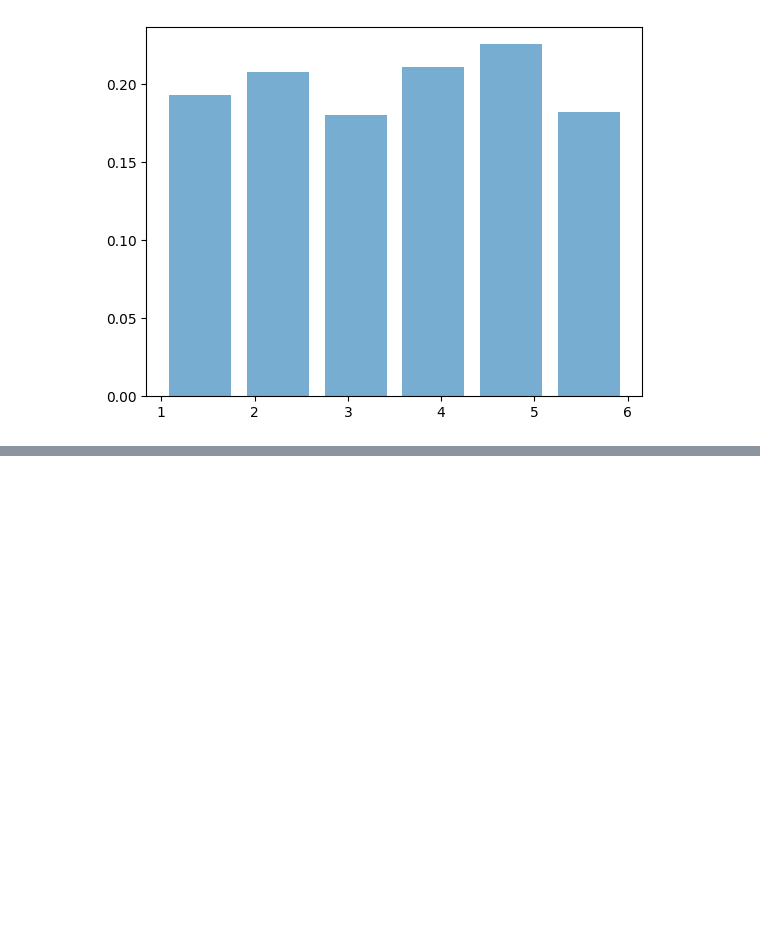
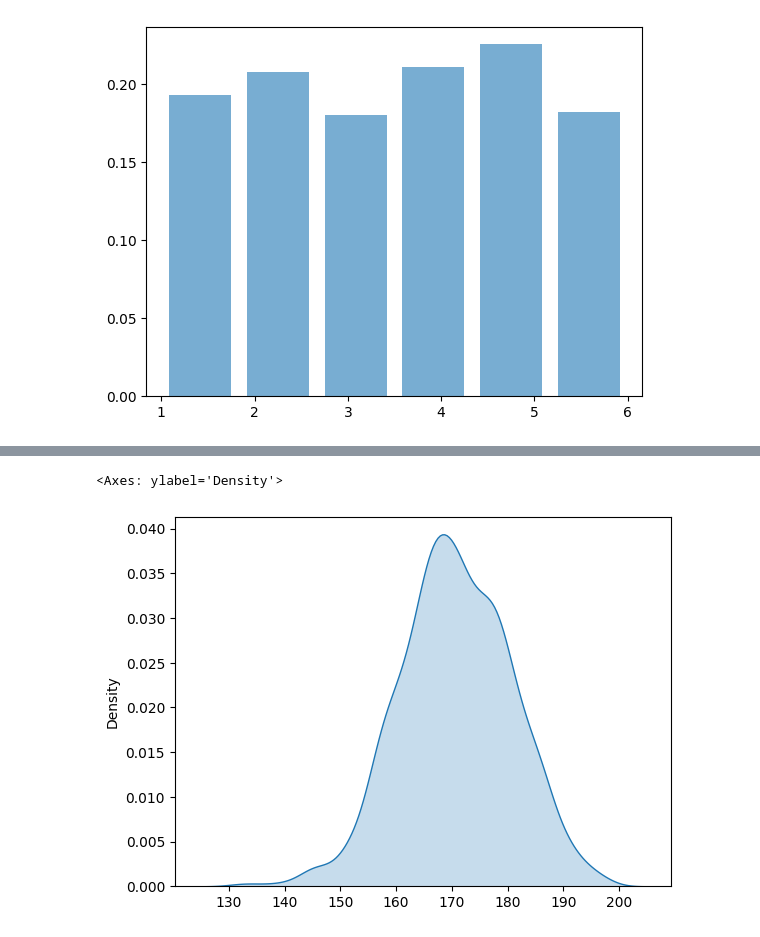
Before and after one commit to ARYANPATEL-BIT/learn-Pandas, a Jupyter notebook: matlotlibi_1.ipynb, the cells around one changed output, grey strips where cells are left out. Saved outputs shown, nothing was run; the diff lists cells and outputs as text; code cells hidden in the pictures; blank space fills up the shorter version.

```diff
--- a/matlotlibi_1.ipynb
+++ b/matlotlibi_1.ipynb
@@ -245,0 +279,5 @@ plt.show()
+# %%
+sns.kdeplot(a, fill=True)
+# %% [output]
+<Axes: ylabel='Density'>
+[figure, added]
```
Also changed, not shown: parts of 3 cells of this notebook.
